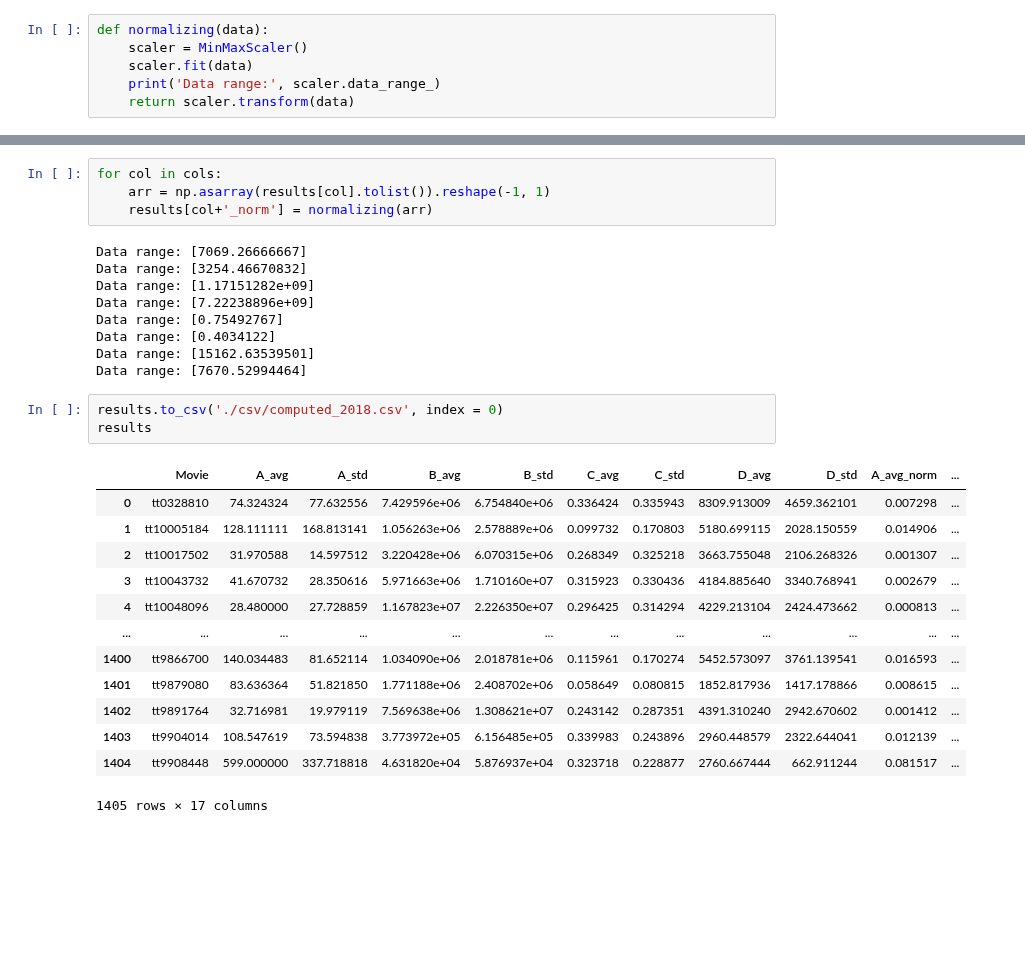
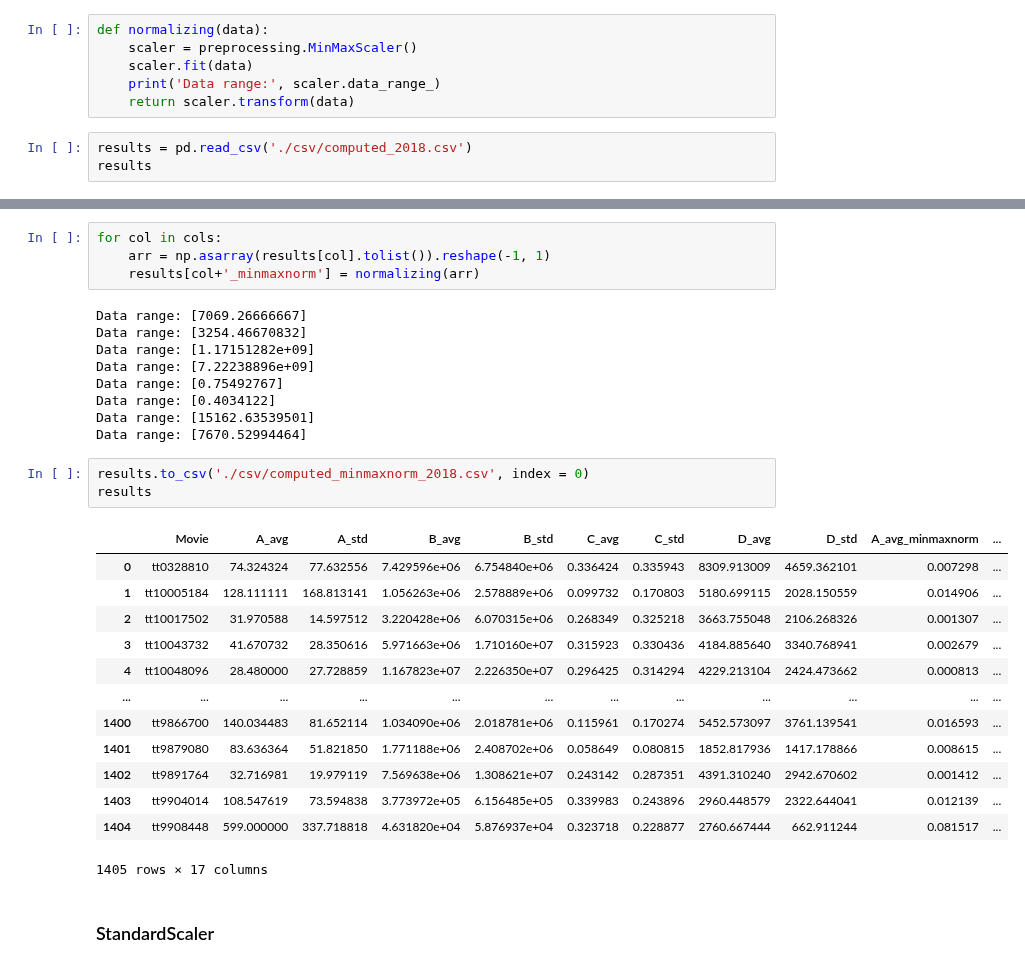
Before and after one commit to arrowill74/GPUbackup, a Jupyter notebook: Video/ComputableFeatures.ipynb, the cells around one changed output, grey strips where cells are left out. Saved outputs shown, nothing was run; the diff lists cells and outputs as text; blank space fills up the shorter version.

Commit message:
Add multiple scaler into ComputableFeatures

```diff
--- a/Video/ComputableFeatures.ipynb
+++ b/Video/ComputableFeatures.ipynb
@@ -377,6 +368,9 @@ from sklearn.preprocessing import MinMaxScaler
 # %%
 def normalizing(data):
-    scaler = MinMaxScaler()
+    scaler = preprocessing.MinMaxScaler()
     scaler.fit(data)
     print('Data range:', scaler.data_range_)
     return scaler.transform(data)
+# %%
+results = pd.read_csv('./csv/computed_2018.csv')
+results
@@ -388,7 +396,7 @@ cols
 # %%
 for col in cols:
     arr = np.asarray(results[col].tolist()).reshape(-1, 1)
-    results[col+'_norm'] = normalizing(arr)
+    results[col+'_minmaxnorm'] = normalizing(arr)
 # %% [output]
 Data range: [7069.26666667]
 Data range: [3254.46670832]
@@ -399,10 +407,10 @@ Data range: [0.4034122]
 Data range: [15162.63539501]
 Data range: [7670.52994464]
 # %%
-results.to_csv('./csv/computed_2018.csv', index = 0)
+results.to_csv('./csv/computed_minmaxnorm_2018.csv', index = 0)
 results
 # %% [output]
-|  | Movie | A_avg | A_std | B_avg | B_std | C_avg | C_std | D_avg | D_std | A_avg_norm | ... |
+|  | Movie | A_avg | A_std | B_avg | B_std | C_avg | C_std | D_avg | D_std | A_avg_minmaxnorm | ... |
 | 0 | tt0328810 | 74.324324 | 77.632556 | 7.429596e+06 | 6.754840e+06 | 0.336424 | 0.335943 | 8309.913009 | 4659.362101 | 0.007298 | ... |
 | 1 | tt10005184 | 128.111111 | 168.813141 | 1.056263e+06 | 2.578889e+06 | 0.099732 | 0.170803 | 5180.699115 | 2028.150559 | 0.014906 | ... |
 | 2 | tt10017502 | 31.970588 | 14.597512 | 3.220428e+06 | 6.070315e+06 | 0.268349 | 0.325218 | 3663.755048 | 2106.268326 | 0.001307 | ... |
@@ -415,3 +423,5 @@ results
 | 1403 | tt9904014 | 108.547619 | 73.594838 | 3.773972e+05 | 6.156485e+05 | 0.339983 | 0.243896 | 2960.448579 | 2322.644041 | 0.012139 | ... |
 | 1404 | tt9908448 | 599.000000 | 337.718818 | 4.631820e+04 | 5.876937e+04 | 0.323718 | 0.228877 | 2760.667444 | 662.911244 | 0.081517 | ... |
 1405 rows × 17 columns
+# %% [markdown]
+### StandardScaler
```
Also changed, not shown: parts of 25 cells of this notebook, 10 other files.
